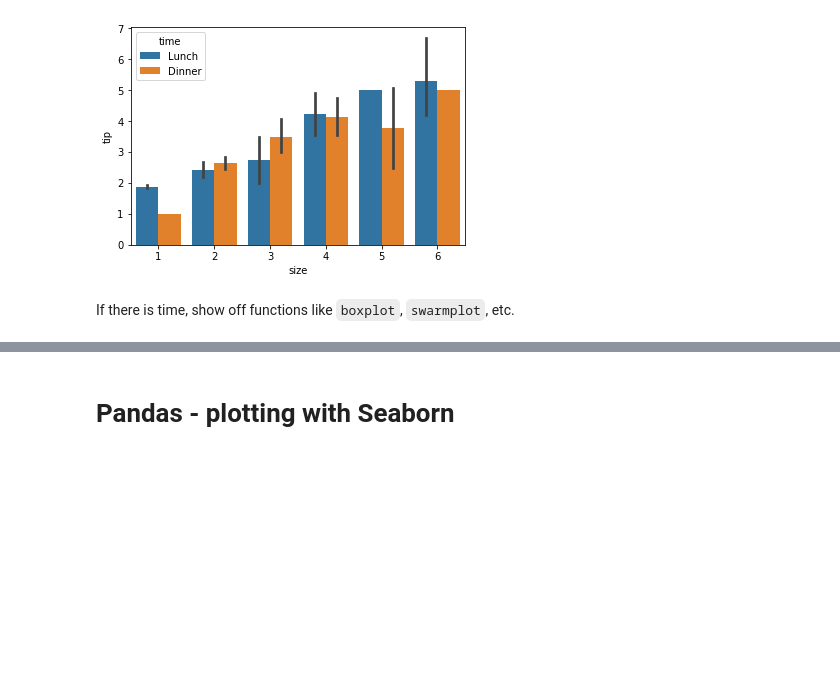
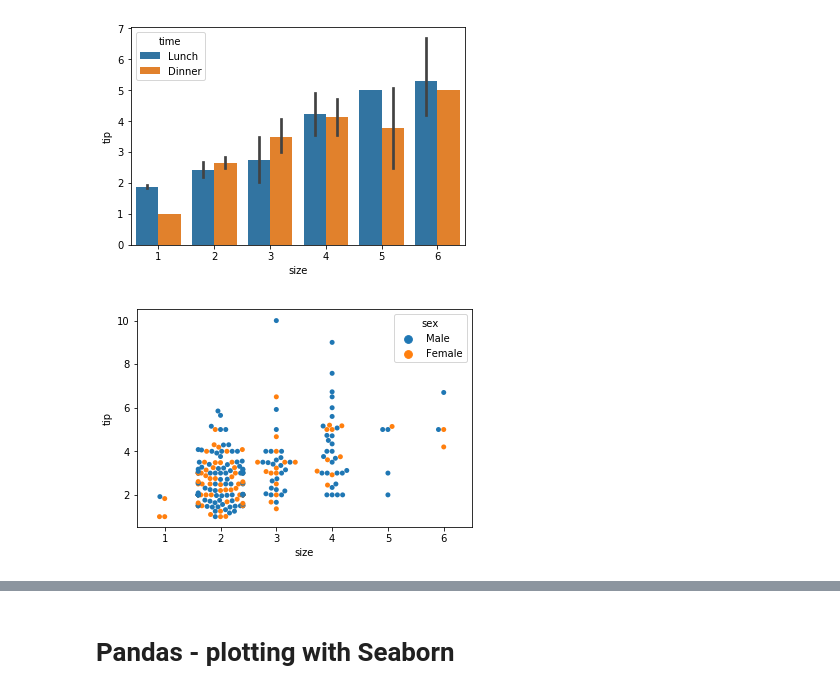
Before and after one commit to lacdr-tox/basic-programming-in-drug-discovery, a Jupyter notebook: python/slides/Pandas and Seaborn.ipynb, the cells around one changed output, grey strips where cells are left out. Cells and saved outputs as stored; diff of their text form; code cells hidden in the pictures; blank space fills up the shorter version.

```diff
--- a/python/slides/Pandas and Seaborn.ipynb
+++ b/python/slides/Pandas and Seaborn.ipynb
@@ -244,5 +287,7 @@ import seaborn as sns
 sns.barplot(data=tips,x='size',y='tip',hue='time');
 # %% [output]
 [figure]
-# %% [markdown]
-If there is time, show off functions like `boxplot`, `swarmplot`, etc.
+# %%
+sns.swarmplot(data=tips,x='size',y='tip',hue='sex');
+# %% [output]
+[figure, added]
```
Also changed, not shown: parts of 11 cells of this notebook, 2 other files.
